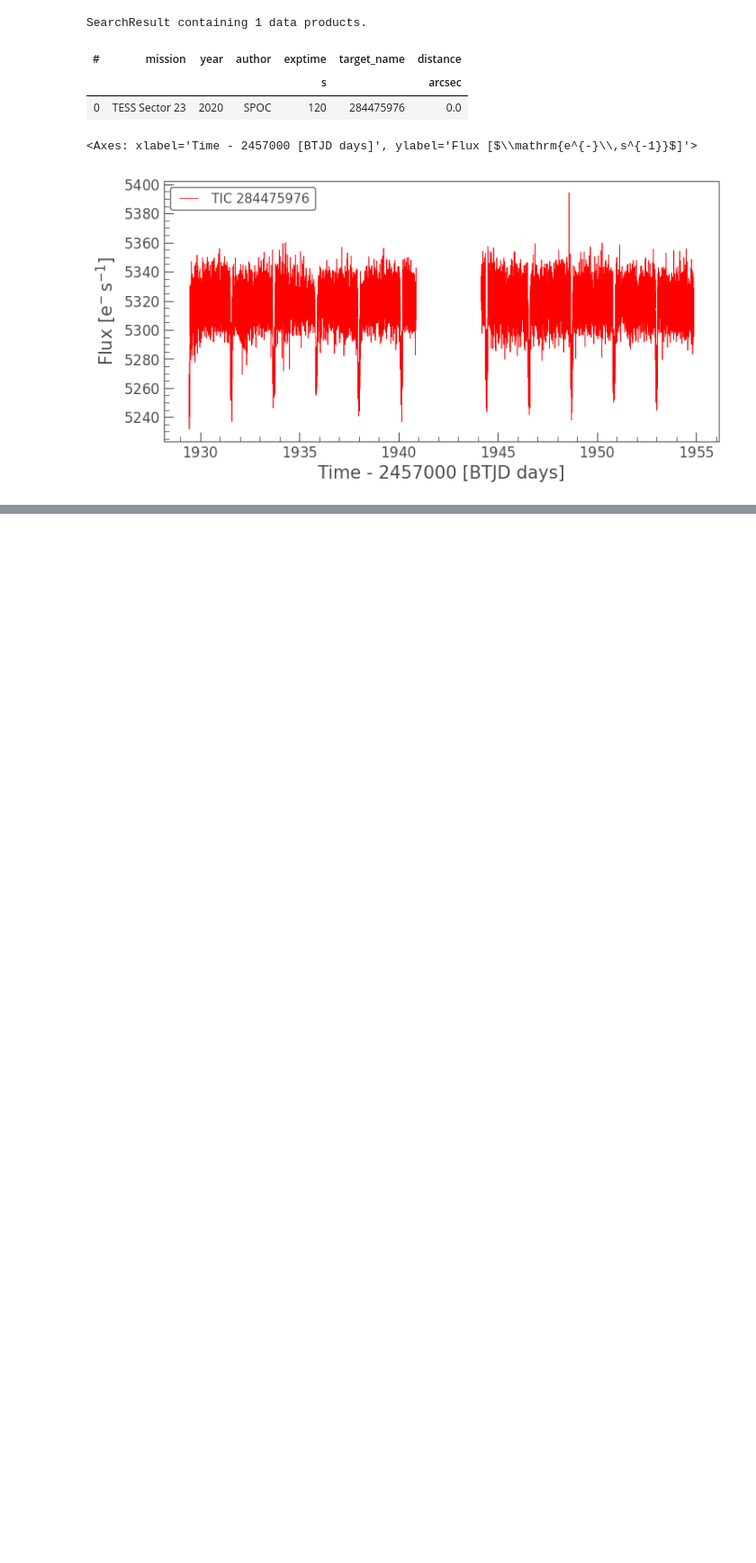
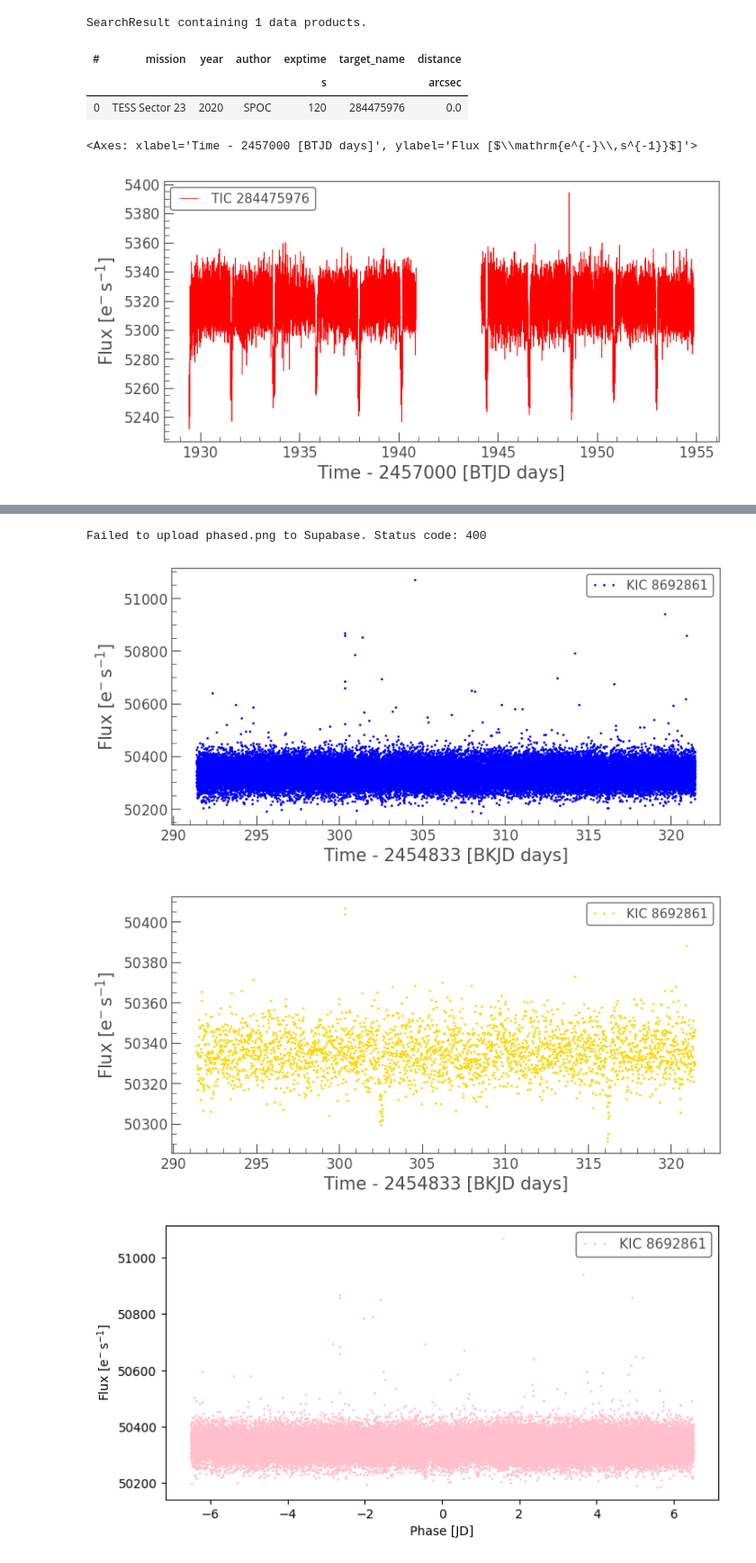
Before and after one commit to Signal-K/sytizen, a Jupyter notebook: Exoplanet Finder.ipynb, the cells around one changed output, grey strips where cells are left out. Shown: that part at 90% size. Saved outputs shown, nothing was run; the diff lists cells and outputs as text; code cells hidden in the pictures; blank space fills up the shorter version.

```diff
--- a/Exoplanet Finder.ipynb
+++ b/Exoplanet Finder.ipynb
@@ -73,0 +97,50 @@ lc_phased.plot(ax = ax, linewidth = 0, marker = 0, color = 'pink', markersize =
+# %%
+def upload_to_supabase(anomaly_id, image_bytes):
+    supabase_url = 'https://hlufptwhzkpkkjztimzo.supabase.co'
+    supabase_key = 'eyJhbGciOiJIUzI1NiIsInR5cCI6IkpXVCJ9.eyJpc3MiOiJzdXBhYmFzZSIsInJlZiI6ImhsdWZwdHdoemtwa2tqenRpbXpvIiwicm9sZSI6ImFub24iLCJpYXQiOjE3MTYyOTk3NTUsImV4cCI6MjAzMTg3NTc1NX0.v_NDVWjIU_lJQSPbJ_Y6GkW3axrQWKXfXVsBEAbFv_I'
+    bucket_name = 'anomalies'
+    folder_name = str(anomaly_id)
+    file_name = 'phased.png'
+
+    supabase: Client = create_client(supabase_url, supabase_key)
+
+    with open(filepath, 'rb') as f:
+        supabase.storage.from_("anomalies").upload(file=f,path=path_on_supastorage, file_options={"content-type": "audio/mpeg"})
+
+# Define TIC and anomalyId
+TIC = 'Kepler-69'
+anomalyId = 1  # Replace with your anomaly ID
+
+# Search and download lightcurve data
+sector_data = lk.search_lightcurve(TIC)
+lc = sector_data.download()
+
+# Plot original lightcurve
+lc.plot(color='blue', marker='.', lw=0)
+
+# Bin the lightcurve data
+bin_time = 15 / 24 / 60
+lc_binned = lc.bin(bin_time)
+lc_binned.plot(color='gold', lw=0, marker='.')
+
+# Fold the lightcurve
+period = 13
+t0 = 303
+lc_phased = lc.fold(period=period, epoch_time=t0)
+
+# Plot phased lightcurve
+fig, ax = plt.subplots(figsize=(8, 4))
+lc_phased.plot(ax=ax, linewidth=0, marker='o', color='pink', markersize=1, alpha=0.8)
+
+# Save the phased plot to a BytesIO object
+img_bytes = BytesIO()
+plt.savefig(img_bytes, format='png')
+img_bytes.seek(0)
+
+# Upload phased plot image to Supabase
+upload_to_supabase(anomalyId, img_bytes)
+# %% [output]
+Failed to upload phased.png to Supabase. Status code: 400
+[figure, added]
+[figure, added]
+[figure, added]
```
Also changed, not shown: parts of 10 cells of this notebook, 1 other file.
